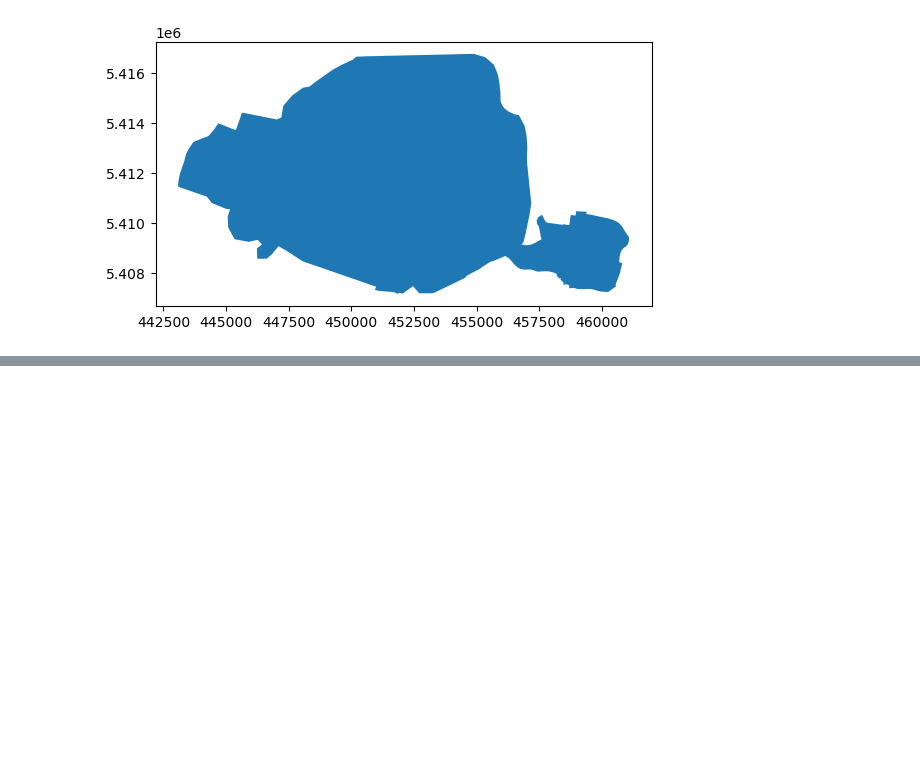
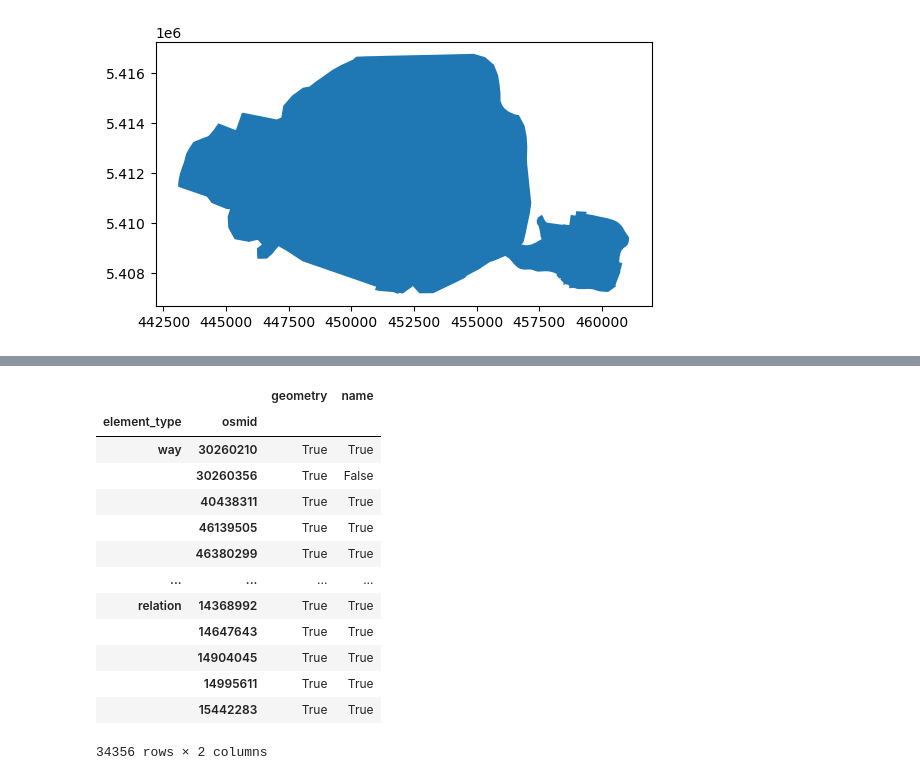
Before and after one commit to yufernando/book-of-cities, a Jupyter notebook: sandbox.ipynb, the cells around one changed output, grey strips where cells are left out. Drawn from its saved outputs; the diff is of its cells as text; code cells hidden in the pictures; blank space fills up the shorter version.

```diff
--- a/sandbox.ipynb
+++ b/sandbox.ipynb
@@ -10,0 +144,17 @@ ax = places.plot()
+# %%
+buildings_save == buildings_save_backup
+# %% [output]
+|  |  | geometry | name |
+| element_type | osmid |  |  |
+| way | 30260210 | True | True |
+|  | 30260356 | True | False |
+|  | 40438311 | True | True |
+|  | 46139505 | True | True |
+|  | 46380299 | True | True |
+| ... | ... | ... | ... |
+| relation | 14368992 | True | True |
+|  | 14647643 | True | True |
+|  | 14904045 | True | True |
+|  | 14995611 | True | True |
+|  | 15442283 | True | True |
+34356 rows × 2 columns
```
Also changed, not shown: parts of 15 cells of this notebook.
